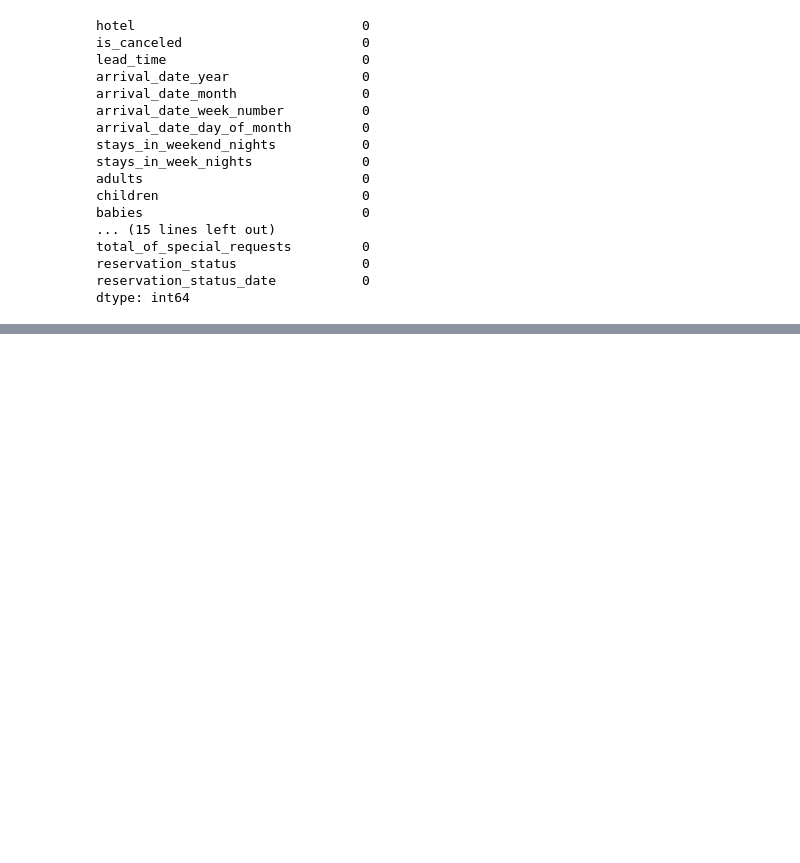
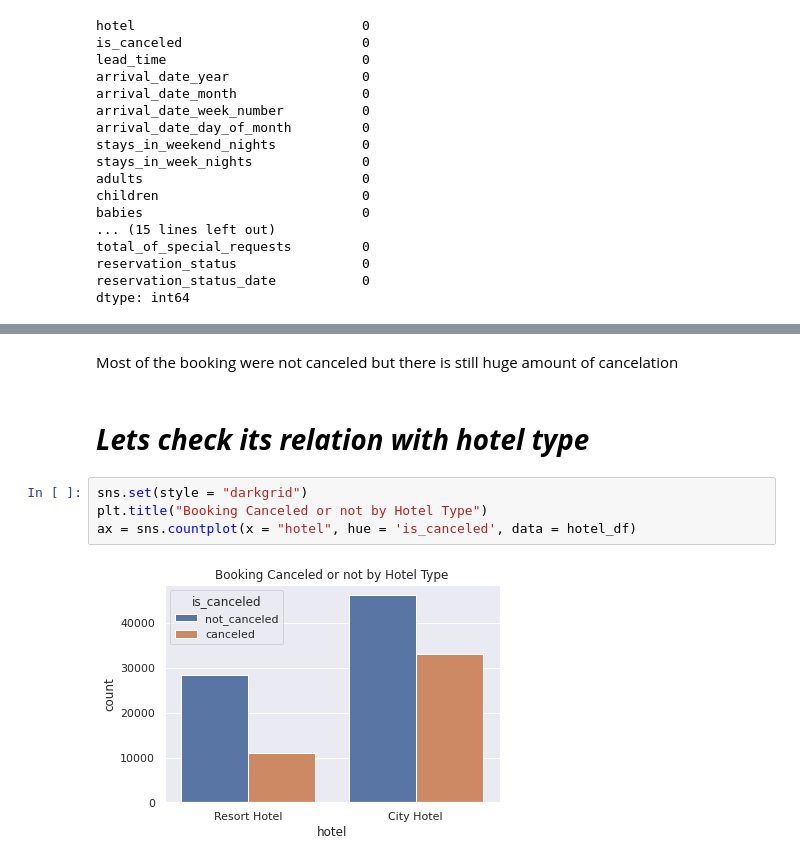
Before and after one commit to SuvirKapse/Hotel-Booking-Analysis, a Jupyter notebook: Suvir_kapse_Hotel_Booking_Analysis_Capstone_Project.ipynb, the cells around one changed output, grey strips where cells are left out. Drawn from its saved outputs; the diff is of its cells as text; blank space fills up the shorter version.

```diff
--- a/Suvir_kapse_Hotel_Booking_Analysis_Capstone_Project.ipynb
+++ b/Suvir_kapse_Hotel_Booking_Analysis_Capstone_Project.ipynb
@@ -129,0 +182,10 @@ dtype: int64
+# %% [markdown]
+Most of the booking were not canceled but there is still huge amount of cancelation
+# %% [markdown]
+# ***Lets check its relation with hotel type***
+# %%
+sns.set(style = "darkgrid")
+plt.title("Booking Canceled or not by Hotel Type")
+ax = sns.countplot(x = "hotel", hue = 'is_canceled', data = hotel_df)
+# %% [output]
+[figure, added]
```
Also changed, not shown: parts of 21 cells of this notebook.
